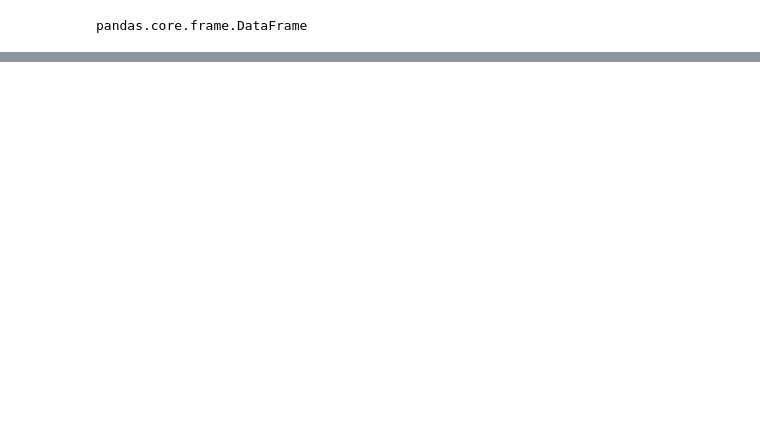
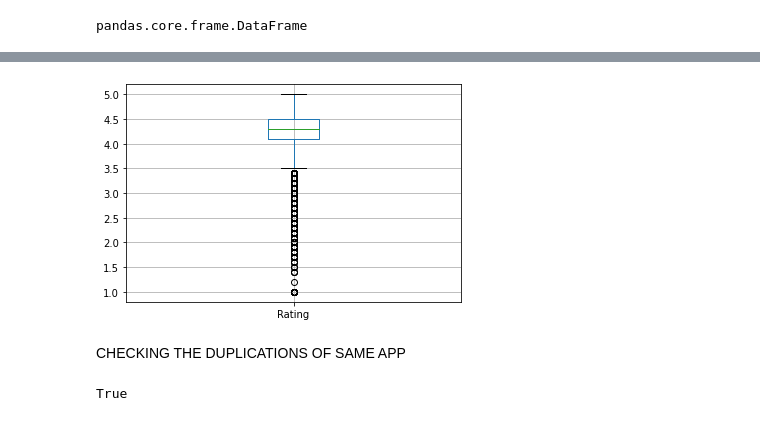
Before and after one commit to Chaitanya-Cr7/EDA_playStore_analysis, a Jupyter notebook: Play_Store_App_Review_Analysis_Capstone_Project.ipynb, the cells around one changed output, grey strips where cells are left out. Drawn from its saved outputs; the diff is of its cells as text; code cells hidden in the pictures; blank space fills up the shorter version.

```diff
--- a/Play_Store_App_Review_Analysis_Capstone_Project.ipynb
+++ b/Play_Store_App_Review_Analysis_Capstone_Project.ipynb
@@ -29,0 +130,6 @@ ps_data.head()
+# %%
+ps_data=ps_data[ps_data['Type'].notna()]
+# %%
+ps_data=ps_data[ps_data['Current Ver'].notna()]
+# %%
+ps_data=ps_data[ps_data['Android Ver'].notna()]
@@ -29,0 +160,13 @@ ps_data.head()
+# %%
+ps_data.drop([10472], inplace=True)
+# %%
+ps_data.boxplot();
+# %% [output]
+[figure, added]
+# %% [markdown]
+CHECKING THE DUPLICATIONS OF SAME APP
+# %%
+boolean = ps_data['App'].duplicated().any()
+boolean
+# %% [output]
+True
```
Also changed, not shown: parts of 25 cells of this notebook.
